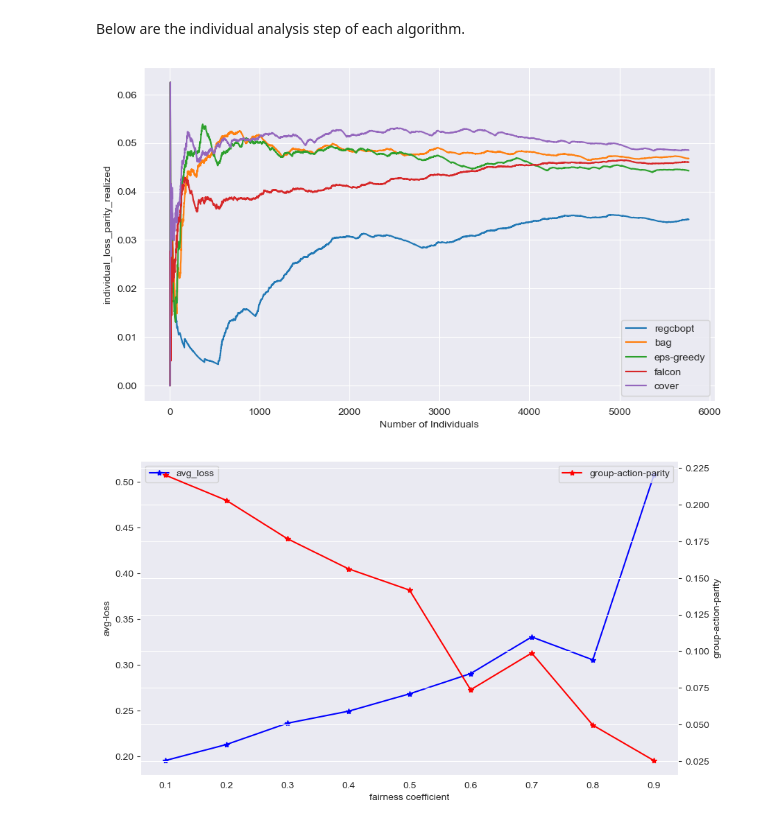
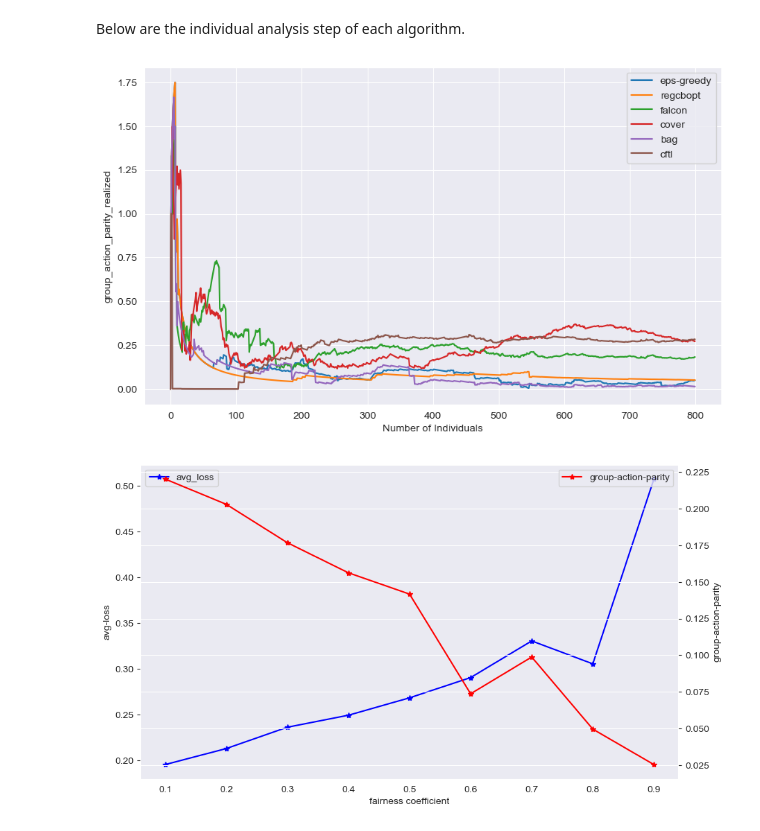
Before and after one commit to wangtianyu61/fa-alg, a Jupyter notebook: figure.ipynb, the cells around one changed output. Saved outputs shown, nothing was run; the diff lists cells and outputs as text; code cells hidden in the pictures.

```diff
--- a/figure.ipynb
+++ b/figure.ipynb
@@ -114,38 +118,43 @@ import matplotlib.pyplot as plt
 import seaborn as sns
 import pandas as pd
 import os
-metric = 'individual_loss_parity_realized'
+from src.datasets.tabular import ADULT, BRFSS, CANDC, COMPAS, GERMAN
+dataset = GERMAN
+
+output_path = 'results/' + dataset
+filename = dataset + '_summary.csv'
+metric = 'group_action_parity_realized'
 idx = 0
 df = pd.read_csv(os.path.join(output_path, dataset + '_summary_best.csv'))
 
 method_list = list(df['model'])
 idx_list = list(df['idx'])
 plt.figure(figsize = (10, 6), dpi = 100)
 sns.set_style('darkgrid')
 
 for i in range(len(method_list)):
     if method_list[i] == 'supervised':
         continue
     filename = dataset + '_' + method_list[i] + '_' + str(idx_list[i]) + '.csv'
     df = pd.read_csv(os.path.join(output_path, filename))
     df = df.rename(columns = {'Unnamed: 0': 'time'})
     if metric == 'worst-group-loss':
         loss_list = [column for column in df.columns if column.startswith('cumu_loss_')]
         df[metric] = df.loc[:,loss_list].T.max()
     elif metric in ['cumu_loss', 'loss_parity', 'group_action_parity_realized', 'individual_loss_parity_realized']:
         pass
     else:
         pass
     plt.plot(list(df['time']), list(df[metric]), label = method_list[i])
 plt.xlabel('Number of Individuals')
 plt.ylabel(metric)
 plt.legend()
 #plt.savefig()
 plt.show()
 # if metric == 'worst_group_loss':
 #     pass
 # %% [output]
-[figure, old version]
+[figure, new version]
 # %%
 # SHOW THE TREND FOR REGRET W.R.T. UNFAIRNESS individual-parity, group-action-parity
 from src.datasets.tabular import ADULT, BRFSS, CANDC, COMPAS, GERMAN
```
Also changed, not shown: parts of 3 cells of this notebook, 7 other files.
